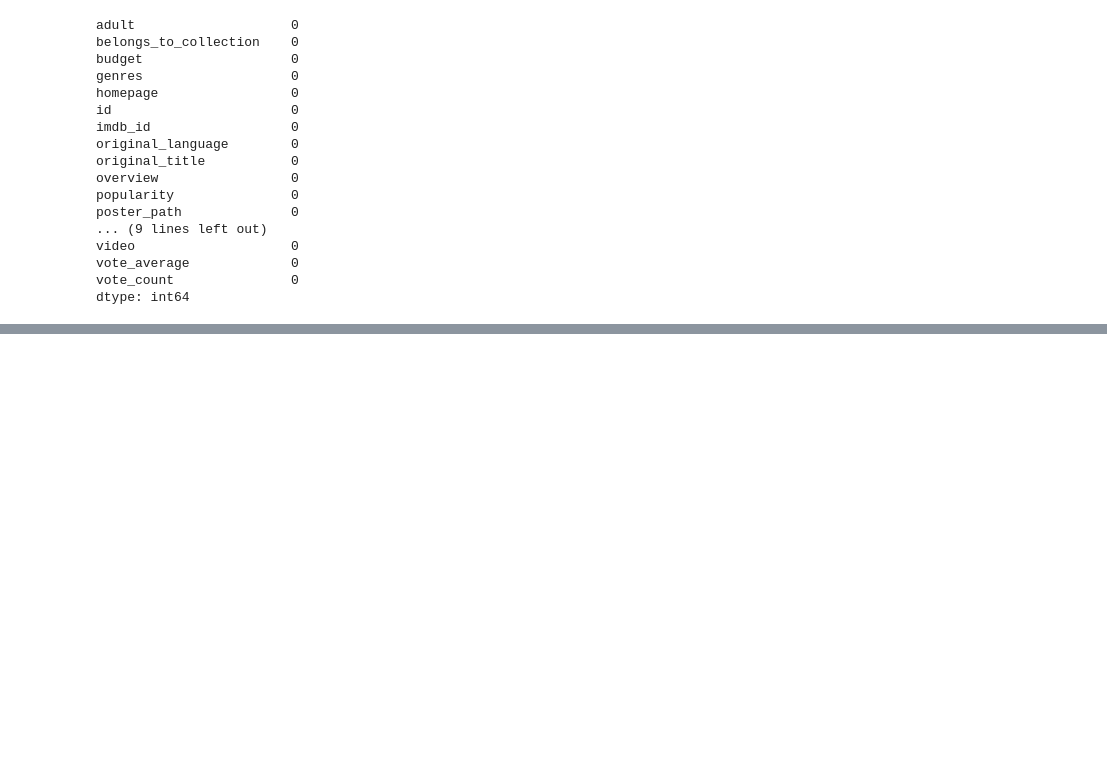
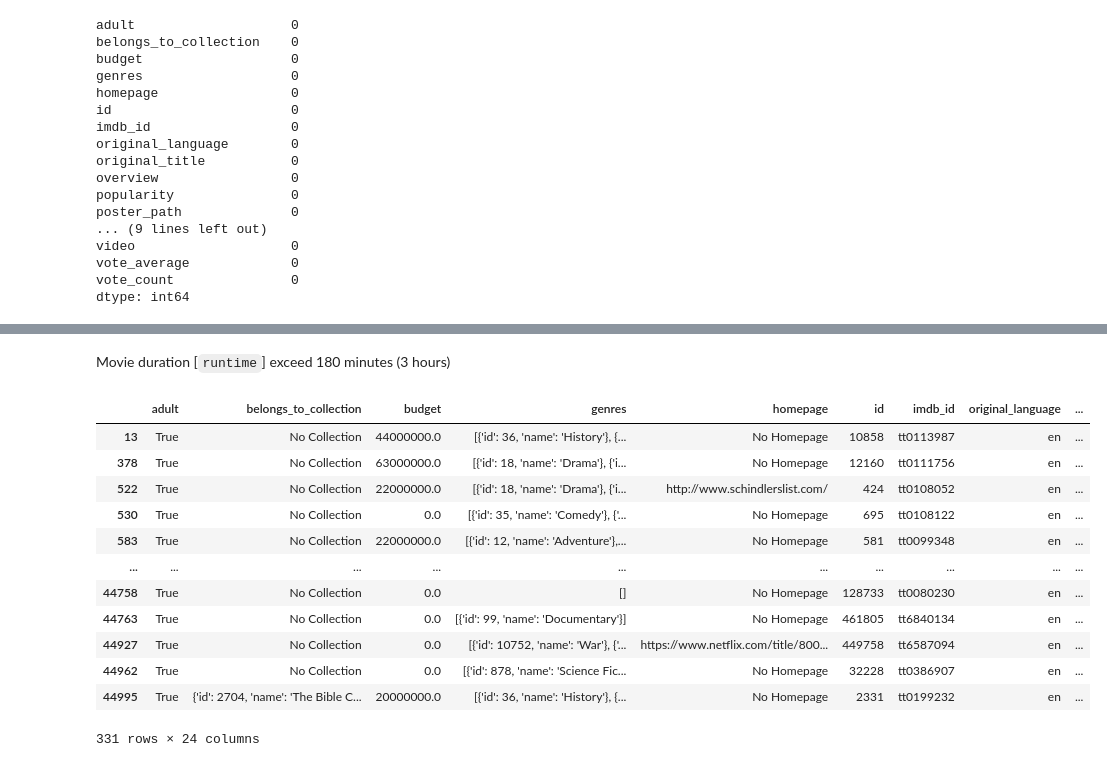
Before and after one commit to berubob/movie-analytics-ds, a Jupyter notebook: movie analytics.ipynb, the cells around one changed output, grey strips where cells are left out. Saved outputs shown, nothing was run; the diff lists cells and outputs as text; code cells hidden in the pictures; blank space fills up the shorter version.

```diff
--- a/movie analytics.ipynb
+++ b/movie analytics.ipynb
@@ -356,11 +356,10 @@ dtype: int64
 # %%
 english_released_movie["belongs_to_collection"] = english_released_movie["belongs_to_collection"].fillna("No Collection")
 english_released_movie["homepage"] = english_released_movie["homepage"].fillna("No Homepage")
-english_released_movie["imdb_id"] = english_released_movie["imdb_id"].fillna("No IMDb ID")
-english_released_movie["overview"] = english_released_movie["overview"].fillna("No Overview")
 english_released_movie["poster_path"] = english_released_movie["poster_path"].fillna("No Poster Path")
-english_released_movie["release_date"] = english_released_movie["release_date"].fillna("No Release Date")
 english_released_movie["tagline"] = english_released_movie["tagline"].fillna("No Tagline")
+# %%
+english_released_movie.dropna(inplace=True)
 # %%
 english_released_movie.isna().sum()
 # %% [output]
@@ -383,0 +400,18 @@ dtype: int64
+# %% [markdown]
+Movie duration [``runtime``] exceed 180 minutes (3 hours)
+# %%
+english_released_movie[english_released_movie["runtime"] > 60 * 3]
+# %% [output]
+|  | adult | belongs_to_collection | budget | genres | homepage | id | imdb_id | original_language | ... |
+| 13 | True | No Collection | 44000000.0 | [{'id': 36, 'name': 'History'}, {... | No Homepage | 10858 | tt0113987 | en | ... |
+| 378 | True | No Collection | 63000000.0 | [{'id': 18, 'name': 'Drama'}, {'i... | No Homepage | 12160 | tt0111756 | en | ... |
+| 522 | True | No Collection | 22000000.0 | [{'id': 18, 'name': 'Drama'}, {'i... | http://www.schindlerslist.com/ | 424 | tt0108052 | en | ... |
+| 530 | True | No Collection | 0.0 | [{'id': 35, 'name': 'Comedy'}, {'... | No Homepage | 695 | tt0108122 | en | ... |
+| 583 | True | No Collection | 22000000.0 | [{'id': 12, 'name': 'Adventure'},... | No Homepage | 581 | tt0099348 | en | ... |
+| ... | ... | ... | ... | ... | ... | ... | ... | ... | ... |
+| 44758 | True | No Collection | 0.0 | [] | No Homepage | 128733 | tt0080230 | en | ... |
+| 44763 | True | No Collection | 0.0 | [{'id': 99, 'name': 'Documentary'}] | No Homepage | 461805 | tt6840134 | en | ... |
+| 44927 | True | No Collection | 0.0 | [{'id': 10752, 'name': 'War'}, {'... | https://www.netflix.com/title/800... | 449758 | tt6587094 | en | ... |
+| 44962 | True | No Collection | 0.0 | [{'id': 878, 'name': 'Science Fic... | No Homepage | 32228 | tt0386907 | en | ... |
+| 44995 | True | {'id': 2704, 'name': 'The Bible C... | 20000000.0 | [{'id': 36, 'name': 'History'}, {... | No Homepage | 2331 | tt0199232 | en | ... |
+331 rows × 24 columns
```
Also changed, not shown: parts of 6 cells of this notebook.
